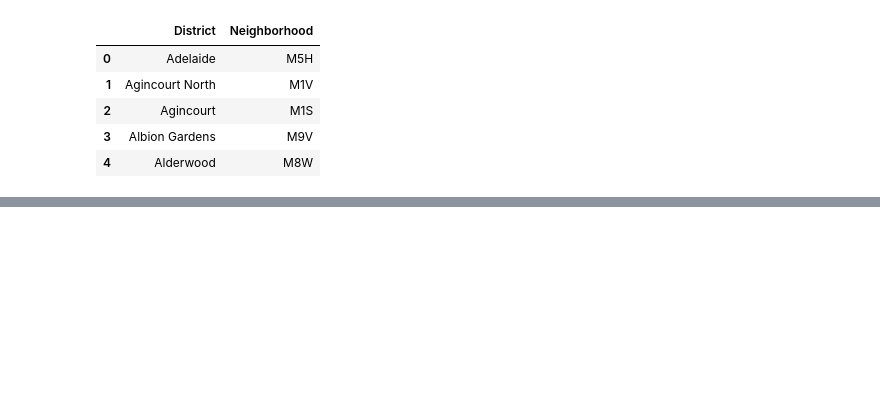
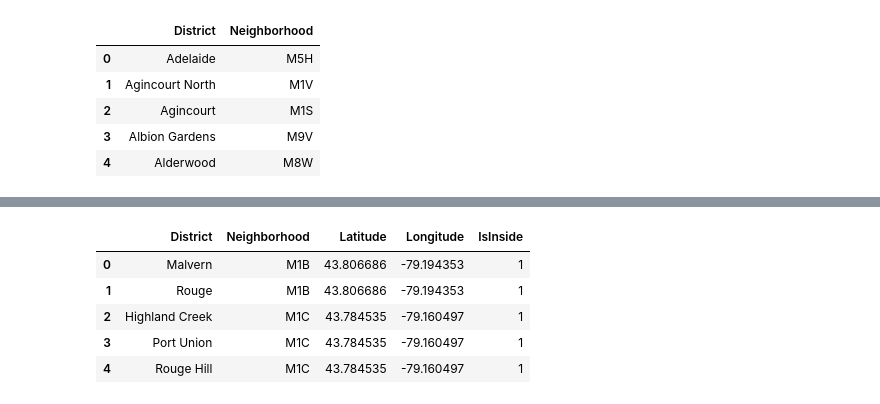
Before and after one commit to supragyabajpai/SchulichJourney_DataScience, a Jupyter notebook: DataBase/DB_P2.ipynb, the cells around one changed output, grey strips where cells are left out. Cells and saved outputs as stored; diff of their text form; code cells hidden in the pictures; blank space fills up the shorter version.

```diff
--- a/DataBase/DB_P2.ipynb
+++ b/DataBase/DB_P2.ipynb
@@ -262,0 +285,19 @@ def neighborhood_name():
+# %%
+results = []
+
+for index, row in merged_df.iterrows():
+    result = point_inside_polygon(row['Longitude'], row['Latitude'], polygon_points)
+    results.append(result)
+
+merged_df['IsInside'] = results
+# %%
+filtered_df = merged_df[merged_df['IsInside']== True]
+# %%
+filtered_df.head()
+# %% [output]
+|  | District | Neighborhood | Latitude | Longitude | IsInside |
+| 0 | Malvern | M1B | 43.806686 | -79.194353 | 1 |
+| 1 | Rouge | M1B | 43.806686 | -79.194353 | 1 |
+| 2 | Highland Creek | M1C | 43.784535 | -79.160497 | 1 |
+| 3 | Port Union | M1C | 43.784535 | -79.160497 | 1 |
+| 4 | Rouge Hill | M1C | 43.784535 | -79.160497 | 1 |
```
Also changed, not shown: parts of 19 cells of this notebook.
